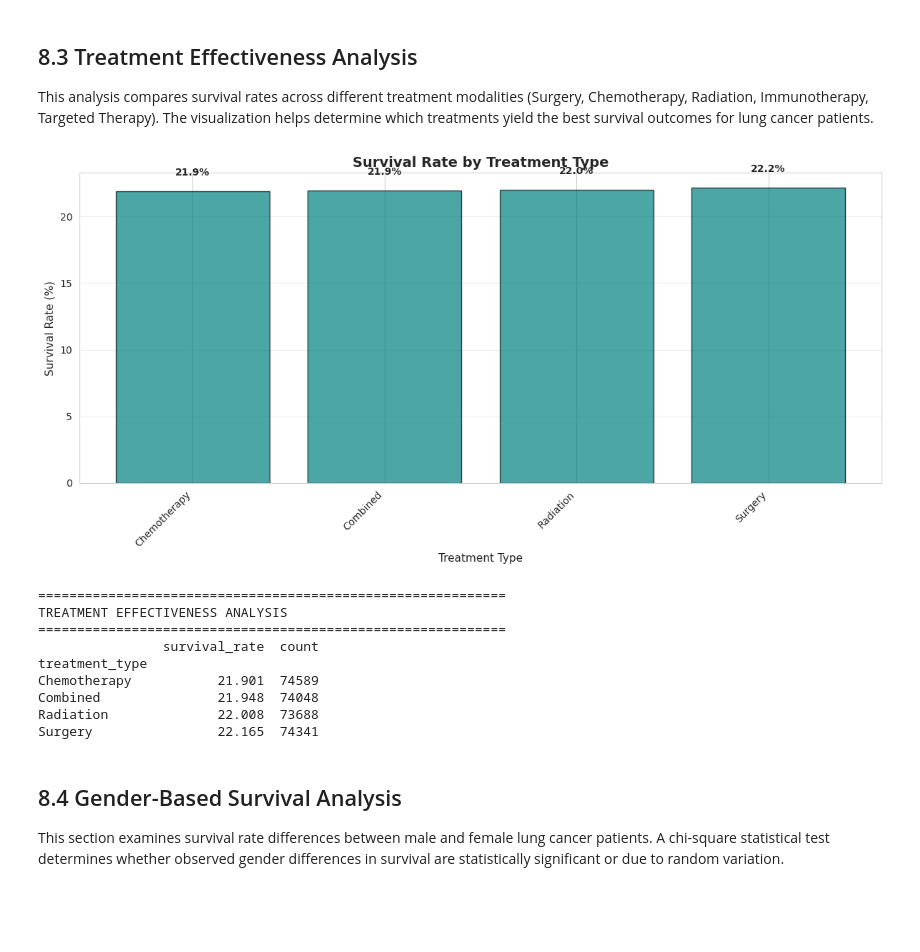
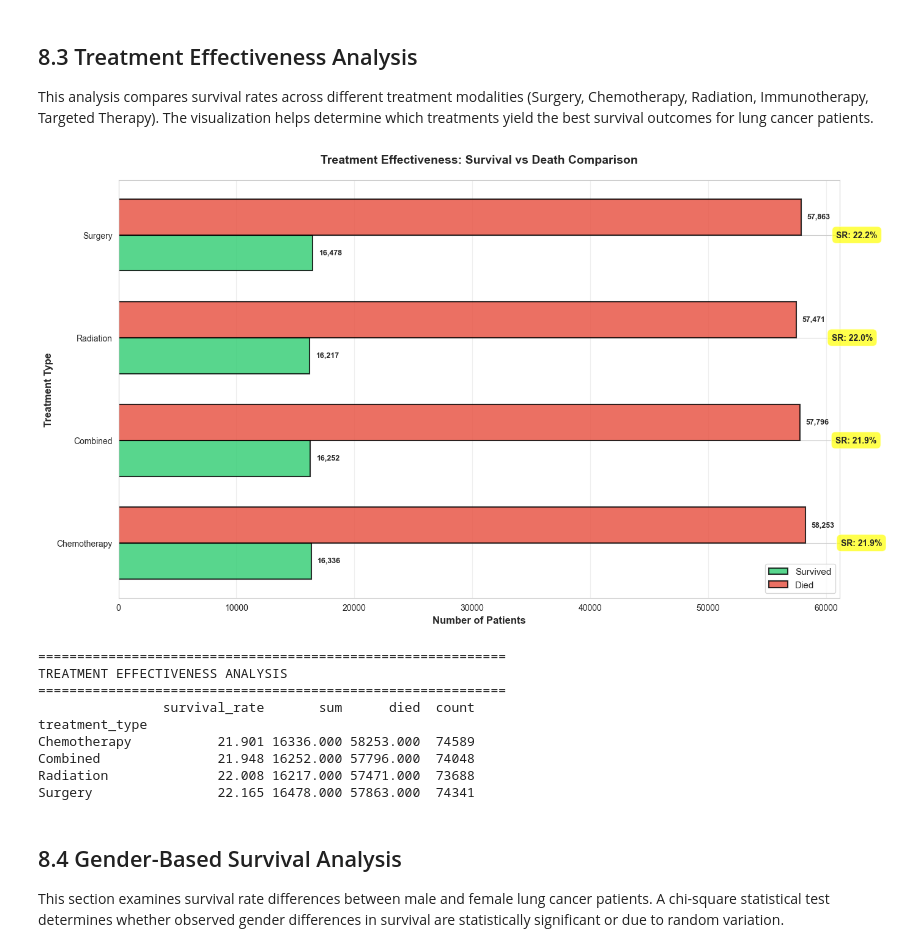
Before and after one commit to Sanaullah-Turab/global-lung-cancer-analysis, a Jupyter notebook: notebooks/LungCancer-Analysis.ipynb, the cells around one changed output. Saved outputs shown, nothing was run; the diff lists cells and outputs as text; code cells hidden in the pictures; blank space fills up the shorter version.

```diff
--- a/notebooks/LungCancer-Analysis.ipynb
+++ b/notebooks/LungCancer-Analysis.ipynb
@@ -825,39 +882,63 @@ Passive Smoker 0.219  74538         21.861
 This analysis compares survival rates across different treatment modalities (Surgery, Chemotherapy, Radiation, Immunotherapy, Targeted Therapy). The visualization helps determine which treatments yield the best survival outcomes for lung cancer patients.
 # %%
 # 8.3 Survival by Treatment Type
-treatment_survival = df_medical.groupby('treatment_type')['survived'].agg(['mean', 'count'])
+treatment_survival = df_medical.groupby('treatment_type')['survived'].agg(['mean', 'count', 'sum'])
 treatment_survival['survival_rate'] = treatment_survival['mean'] * 100
+treatment_survival['died'] = treatment_survival['count'] - treatment_survival['sum']
+treatment_survival = treatment_survival.sort_values('survival_rate', ascending=True)
 
-plt.figure(figsize=(12, 6))
-plt.bar(treatment_survival.index, treatment_survival['survival_rate'],
-        color='teal', edgecolor='black', alpha=0.7)
-plt.title('Survival Rate by Treatment Type', fontsize=14, fontweight='bold')
-plt.xlabel('Treatment Type', fontsize=11)
-plt.ylabel('Survival Rate (%)', fontsize=11)
-plt.xticks(rotation=45, ha='right')
-plt.grid(axis='y', alpha=0.3)
+# Create horizontal grouped bar chart
+fig, ax = plt.subplots(figsize=(14, 8))
 
-for i, v in enumerate(treatment_survival['survival_rate']):
-    plt.text(i, v + 1, f'{v:.1f}%', ha='center', va='bottom', fontweight='bold')
+y = np.arange(len(treatment_survival))
+height = 0.35
+
+bars1 = ax.barh(y - height/2, treatment_survival['sum'], height, label='Survived',
+                color='#2ecc71', alpha=0.8, edgecolor='black', linewidth=1.5)
+bars2 = ax.barh(y + height/2, treatment_survival['died'], height, label='Died',
+                color='#e74c3c', alpha=0.8, edgecolor='black', linewidth=1.5)
+
+ax.set_xlabel('Number of Patients', fontsize=12, fontweight='bold')
+ax.set_ylabel('Treatment Type', fontsize=12, fontweight='bold')
+ax.set_title('Treatment Effectiveness: Survival vs Death Comparison', fontsize=14, fontweight='bold', pad=20)
+ax.set_yticks(y)
+ax.set_yticklabels(treatment_survival.index)
+ax.legend(fontsize=11)
+ax.grid(axis='x', alpha=0.3)
+
+# Add value labels and survival rates
+for i, (bar1, bar2, rate) in enumerate(zip(bars1, bars2, treatment_survival['survival_rate'])):
+    # Survived count
+    width1 = bar1.get_width()
+    ax.text(width1 + 500, bar1.get_y() + bar1.get_height()/2,
+            f'{int(width1):,}', va='center', fontweight='bold', fontsize=9)
+    # Died count
+    width2 = bar2.get_width()
+    ax.text(width2 + 500, bar2.get_y() + bar2.get_height()/2,
+            f'{int(width2):,}', va='center', fontweight='bold', fontsize=9)
+    # Survival rate
+    ax.text(max(width1, width2) + 3000, y[i], f'SR: {rate:.1f}%',
+            va='center', fontweight='bold', fontsize=10,
+            bbox=dict(boxstyle='round,pad=0.5', facecolor='yellow', alpha=0.7))
 
 plt.tight_layout()
 plt.show()
 
 print("\n" + "="*60)
 print("TREATMENT EFFECTIVENESS ANALYSIS")
 print("="*60)
-print(treatment_survival[['survival_rate', 'count']])
+print(treatment_survival[['survival_rate', 'sum', 'died', 'count']])
 # %% [output]
-[figure, old version]
+[figure, new version]
 ============================================================
 TREATMENT EFFECTIVENESS ANALYSIS
 ============================================================
-                survival_rate  count
+                survival_rate       sum      died  count
 treatment_type
-Chemotherapy           21.901  74589
-Combined               21.948  74048
-Radiation              22.008  73688
-Surgery                22.165  74341
+Chemotherapy           21.901 16336.000 58253.000  74589
+Combined               21.948 16252.000 57796.000  74048
+Radiation              22.008 16217.000 57471.000  73688
+Surgery                22.165 16478.000 57863.000  74341
 # %% [markdown]
 ## 8.4 Gender-Based Survival Analysis
 
```
Also changed, not shown: parts of 11 cells of this notebook.
